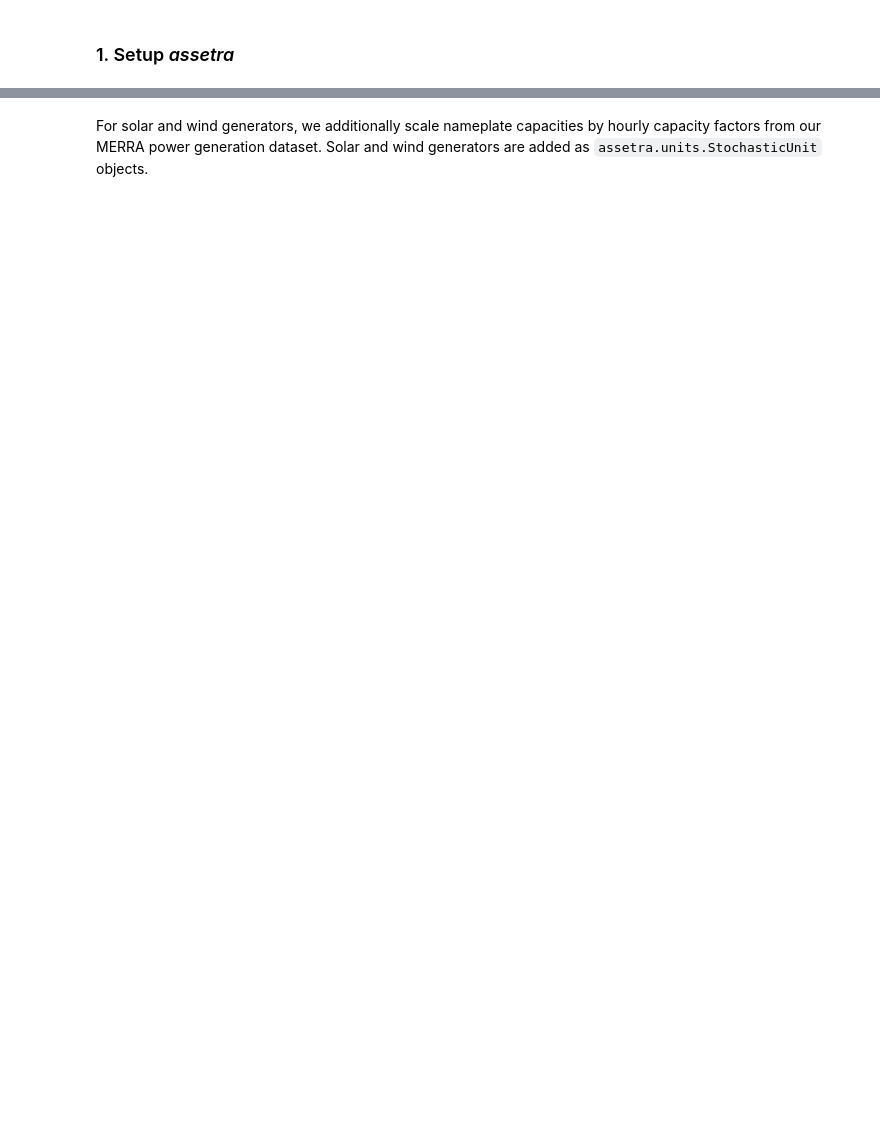
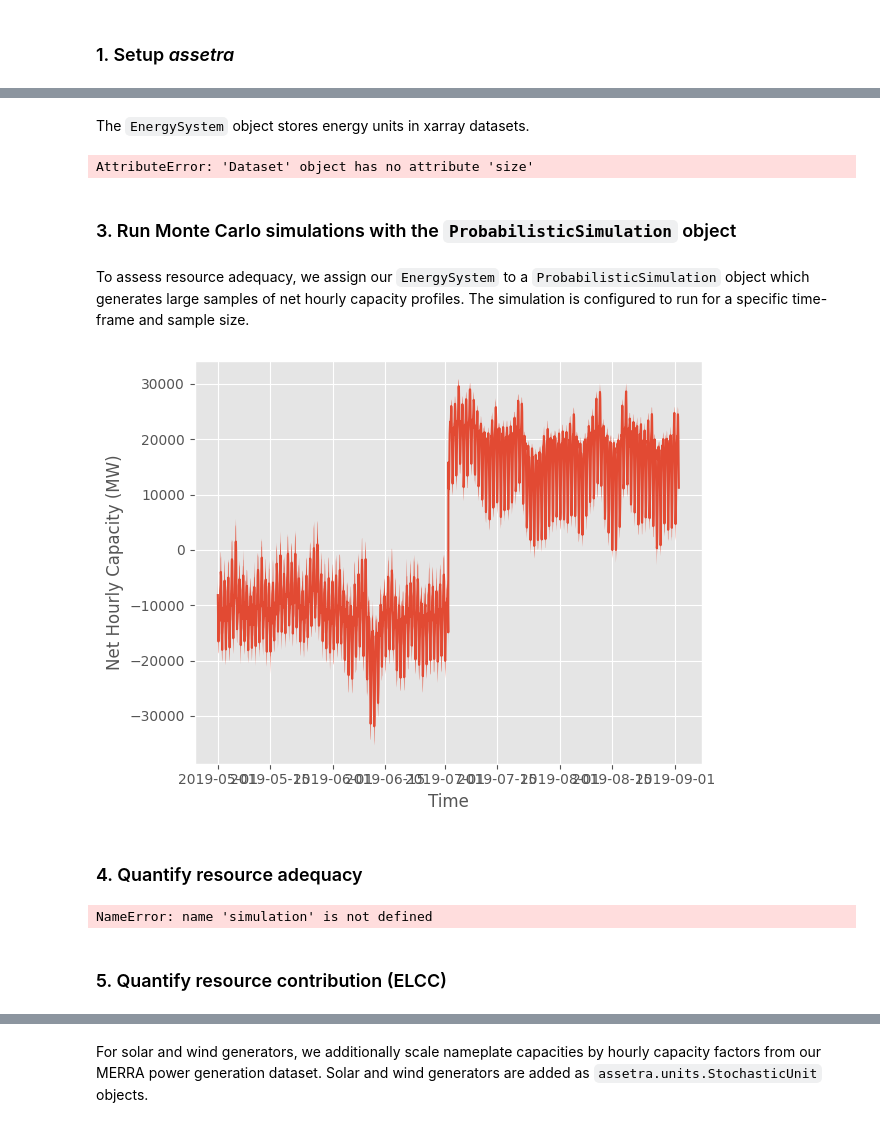
Before and after one commit to ijbd/assetra, a Jupyter notebook: examples/01_california/01_balancing_authority.ipynb, the cells around one changed output, grey strips where cells are left out. Saved outputs shown, nothing was run; the diff lists cells and outputs as text; code cells hidden in the pictures; blank space fills up the shorter version.

```diff
--- a/examples/01_california/01_balancing_authority.ipynb
+++ b/examples/01_california/01_balancing_authority.ipynb
@@ -263,0 +37,48 @@ for _, generator in eia_860_thermal_generators.iterrows():
+# %% [markdown]
+The `EnergySystem` object stores energy units in xarray datasets.
+# %%
+energy_system.size
+# %% [output]
+AttributeError: 'Dataset' object has no attribute 'size'
+# %% [markdown]
+### 3. Run Monte Carlo simulations with the `ProbabilisticSimulation` object
+# %% [markdown]
+To assess resource adequacy, we assign our `EnergySystem` to a `ProbabilisticSimulation` object which generates large samples of net hourly capacity profiles. The simulation is configured to run for a specific time-frame and sample size.
+# %%
+from assetra.simulation import ProbabilisticSimulation
+
+simulation = ProbabilisticSimulation(
+    start_hour="2019-05-01 00:00:00",
+    end_hour="2019-09-01 23:00:00",
+    trial_size=100
+)
+
+simulation.assign_energy_system(energy_system)
+simulation.run()
+# %%
+import matplotlib.pyplot as plt
+plt.style.use('ggplot')
+
+#
+min_net_hourly_capacity = simulation.net_hourly_capacity_matrix.mean(dim="trial")
+mean_net_hourly_capacity = simulation.net_hourly_capacity_matrix.mean(dim="trial")
+max_net_hourly_capacity = simulation.net_hourly_capacity_matrix.max(dim="trial")
+
+fig, ax = plt.subplots()
+ax.plot(median_50th_quantile.time, simulation.net_hourly_capaci)
+ax.set_xlabel("Time")
+ax.set_ylabel("Net Hourly Capacity (MW)")
+plt.tight_layout()
+# %% [output]
+[figure, added]
+# %% [markdown]
+### 4. Quantify resource adequacy
+# %%
+from assetra.metrics import ExpectedUnservedEnergy
+
+# instantiate eue model
+eue_model = ExpectedUnservedEnergy(simulation)
+
+print("System EUE:", round(eue_model.evaluate(), 2),"MWh")
+# %% [output]
+NameError: name 'simulation' is not defined
@@ -263,0 +98,2 @@ for _, generator in eia_860_thermal_generators.iterrows():
+# %% [markdown]
+### 5. Quantify resource contribution (ELCC)
```
Also changed, not shown: parts of 56 cells of this notebook, 5 other files.
